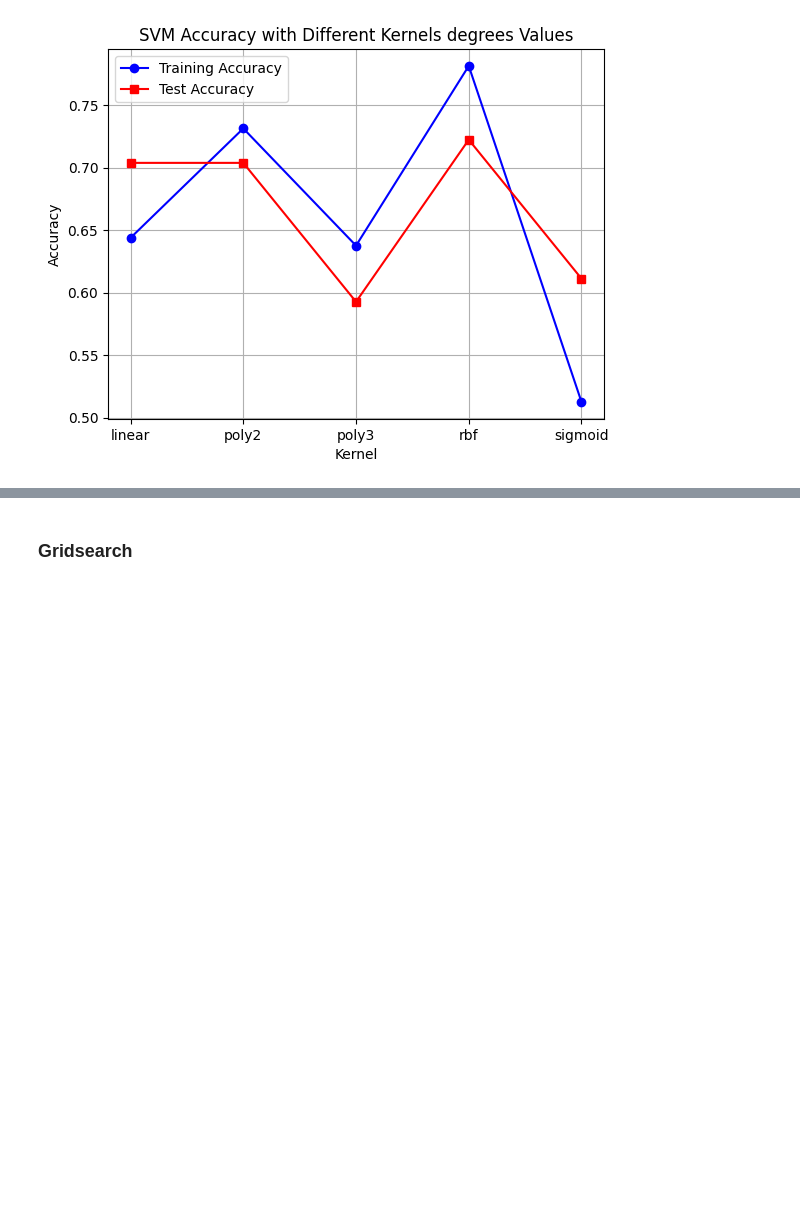
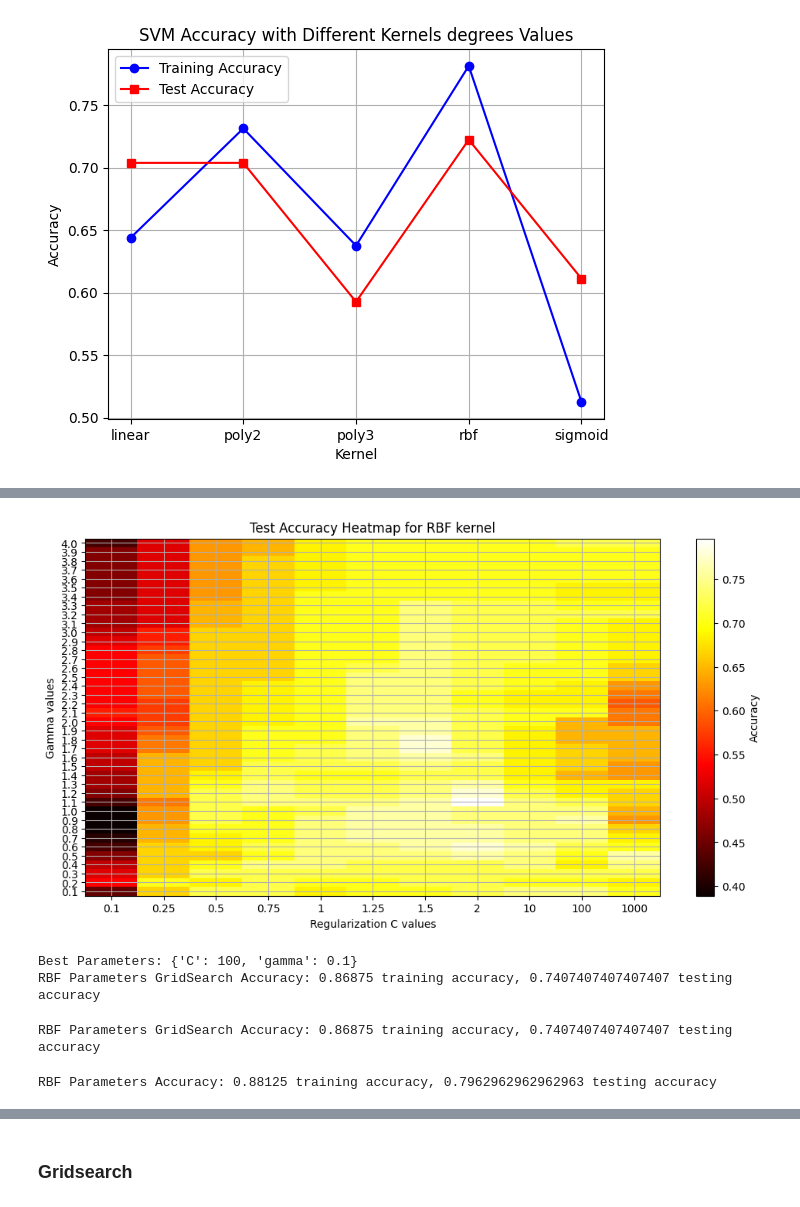
Before and after one commit to MxFrgsn/COMP2002_CW2, a Jupyter notebook: COMP2002.ipynb, the cells around one changed output, grey strips where cells are left out. Saved outputs shown, nothing was run; the diff lists cells and outputs as text; code cells hidden in the pictures; blank space fills up the shorter version.

```diff
--- a/COMP2002.ipynb
+++ b/COMP2002.ipynb
@@ -144,0 +150,15 @@ plt.show()
+# %%
+# Test accuracy heatmap for RFD kernel
+plt.figure(figsize=(12, 6))
+plt.title("Test Accuracy Heatmap for RBF kernel")
+plt.imshow(test_scores, interpolation='nearest', cmap=plt.cm.hot, aspect='auto', origin='lower')
+plt.colorbar(label='Accuracy')
+plt.xlabel('Regularization C values')
+plt.ylabel('Gamma values')
+plt.xticks(np.arange(len(c_range)), c_range)
+plt.yticks(np.arange(len(gamma_range)), np.round(gamma_range,2))
+plt.grid(True)
+plt.savefig("RFD_test_accuracy_heatmap.png", bbox_inches="tight")
+plt.show()
+# %% [output]
+[figure, added]
@@ -145,10 +192,48 @@ plt.show()
+# %%
+parameters = {
+    'C': [0.1,1,1.1,2,3,10, 100,500,150,1000],
+    'gamma': ['scale', 'auto', 0.01,0.1,0.15,0.25,0.5,0.75,1,1.1,1.2,1.25,1.5,1.75,2,10]
+}
+
+svm_classifier = SVC(kernel="rbf")
+
+grid_search = GridSearchCV(svm_classifier, parameters, cv=5, scoring='accuracy')
+
+grid_search.fit(x_train, t_train)
+print(f"Best Parameters: {grid_search.best_params_}")
+
+best_model = grid_search.best_estimator_
+
+y_test = best_model.predict(x_test)
+y_test = best_model.predict(x_test)
+
+train_accuracy= accuracy_score(t_train, y_train)
+test_accuracy = accuracy_score(t_test, y_test)
+
+print(f"RBF Parameters GridSearch Accuracy: {train_accuracy} training accuracy, {test_accuracy} testing accuracy")
+# %% [output]
+Best Parameters: {'C': 100, 'gamma': 0.1}
+RBF Parameters GridSearch Accuracy: 0.86875 training accuracy, 0.7407407407407407 testing accuracy
+# %%
+svm_classifier_grid = SVC(kernel="rbf",gamma=0.1,C=100).fit(x_train, t_train)
+# RBF : 0.86875 training accuracy, 0.7407407407407407 testing accuracy
+
+y_train = svm_classifier_grid.predict(x_train)
+y_test = svm_classifier_grid.predict(x_test)
+
+train_accuracy = accuracy_score(t_train, y_train)
+test_accuracy= accuracy_score(t_test, y_test)
+print(f"RBF Parameters GridSearch Accuracy: {train_accuracy} training accuracy, {test_accuracy} testing accuracy")
+# %% [output]
+RBF Parameters GridSearch Accuracy: 0.86875 training accuracy, 0.7407407407407407 testing accuracy
 # %%
-c_range = np.linspace(0.1, 2.0,20)
-training_scores = []
-test_scores = []
-for c in c_range:
-    svm_classifier = SVC(kernel="rbf", gamma=1.1, C=c).fit(x_train,t_train)
-    y_train = svm_classifier.predict(x_train)
-    y_test = svm_classifier.predict(x_test)
-    training_scores.append(accuracy_score(t_train,y_train))
-    test_scores.append(accuracy_score(t_test,y_test))
+svm_classifier_heatmap = SVC(kernel="rbf",gamma=1.1,C=2).fit(x_train, t_train)
+# RBF : 0.88125 training accuracy, 0.7962962962962963 testing accuracy #from heatmap
+
+y_train = svm_classifier_heatmap.predict(x_train)
+y_test = svm_classifier_heatmap.predict(x_test)
+train_accuracy = accuracy_score(t_train, y_train)
+test_accuracy= accuracy_score(t_test, y_test)
+print(f"RBF Parameters Accuracy: {train_accuracy} training accuracy, {test_accuracy} testing accuracy")
+# %% [output]
+RBF Parameters Accuracy: 0.88125 training accuracy, 0.7962962962962963 testing accuracy
```
Also changed, not shown: parts of 22 cells of this notebook, 7 other files.
